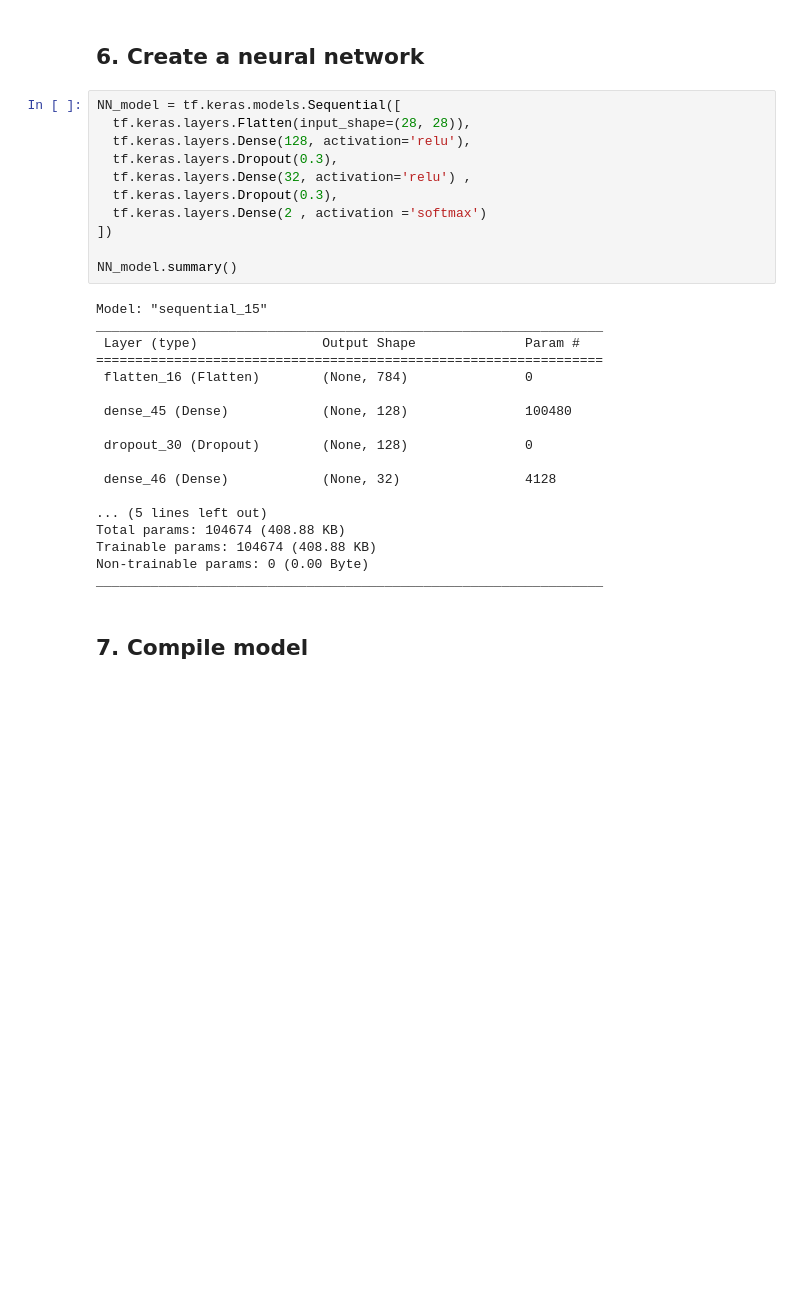
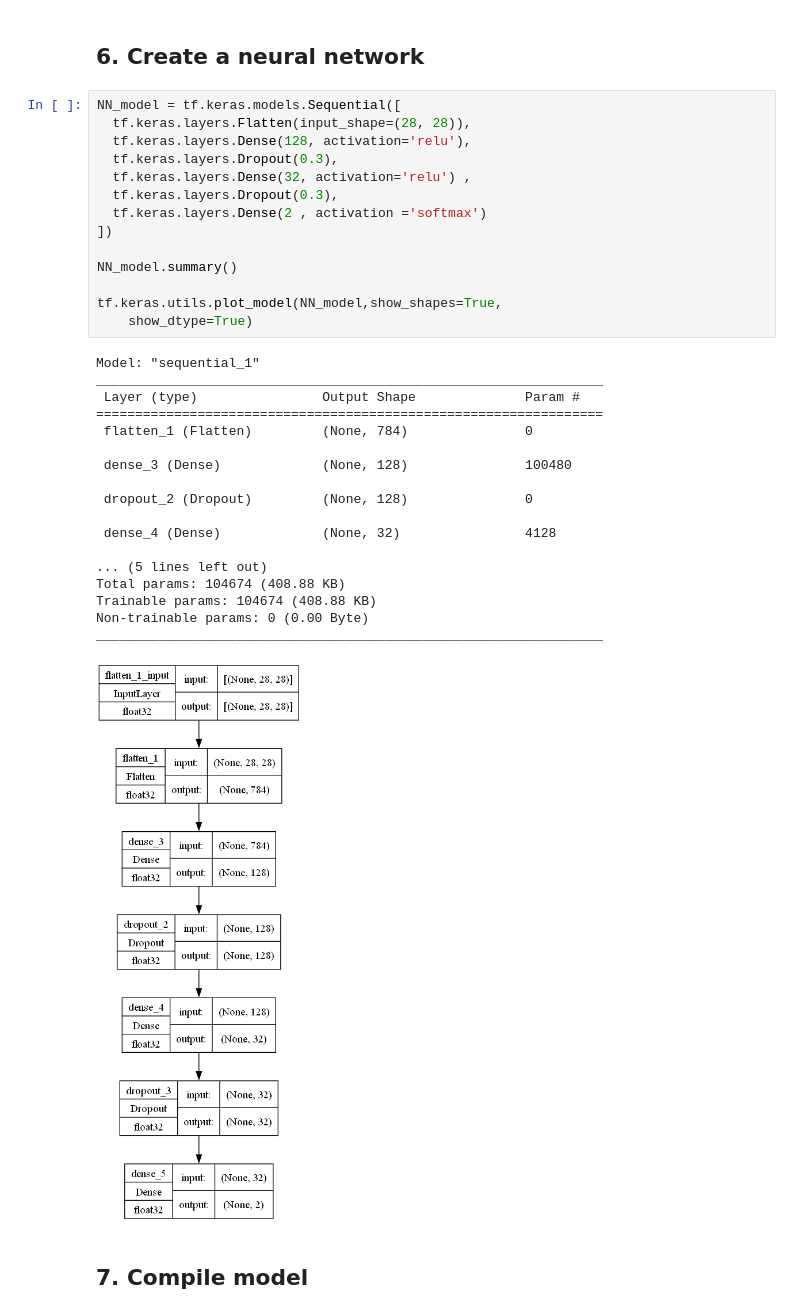
Before and after one commit to alexngys/AMLS_23-24_SN20000879, a Jupyter notebook: A/train.ipynb, the cells around one changed output. Saved outputs shown, nothing was run; the diff lists cells and outputs as text; blank space fills up the shorter version.

Commit message:
[FEAT] Add model image print

```diff
--- a/A/train.ipynb
+++ b/A/train.ipynb
@@ -81,32 +84,36 @@ New dataset format using floating point numbers [[[0.36078431 0.42352941 0.45882
 # %%
 NN_model = tf.keras.models.Sequential([
   tf.keras.layers.Flatten(input_shape=(28, 28)),
   tf.keras.layers.Dense(128, activation='relu'),
   tf.keras.layers.Dropout(0.3),
   tf.keras.layers.Dense(32, activation='relu') ,
   tf.keras.layers.Dropout(0.3),
   tf.keras.layers.Dense(2 , activation ='softmax')
 ])
 
 NN_model.summary()
+
+tf.keras.utils.plot_model(NN_model,show_shapes=True,
+    show_dtype=True)
 # %% [output]
-Model: "sequential_15"
+Model: "sequential_1"
 _________________________________________________________________
  Layer (type)                Output Shape              Param #
 =================================================================
- flatten_16 (Flatten)        (None, 784)               0
+ flatten_1 (Flatten)         (None, 784)               0
 
- dense_45 (Dense)            (None, 128)               100480
+ dense_3 (Dense)             (None, 128)               100480
 
- dropout_30 (Dropout)        (None, 128)               0
+ dropout_2 (Dropout)         (None, 128)               0
 
- dense_46 (Dense)            (None, 32)                4128
+ dense_4 (Dense)             (None, 32)                4128
 
 ... (5 lines left out)
 Total params: 104674 (408.88 KB)
 Trainable params: 104674 (408.88 KB)
 Non-trainable params: 0 (0.00 Byte)
 _________________________________________________________________
+[figure, added]
 # %% [markdown]
 ## 7. Compile model
 # %%
```
Also changed, not shown: parts of 8 cells of this notebook, 2 other files.
